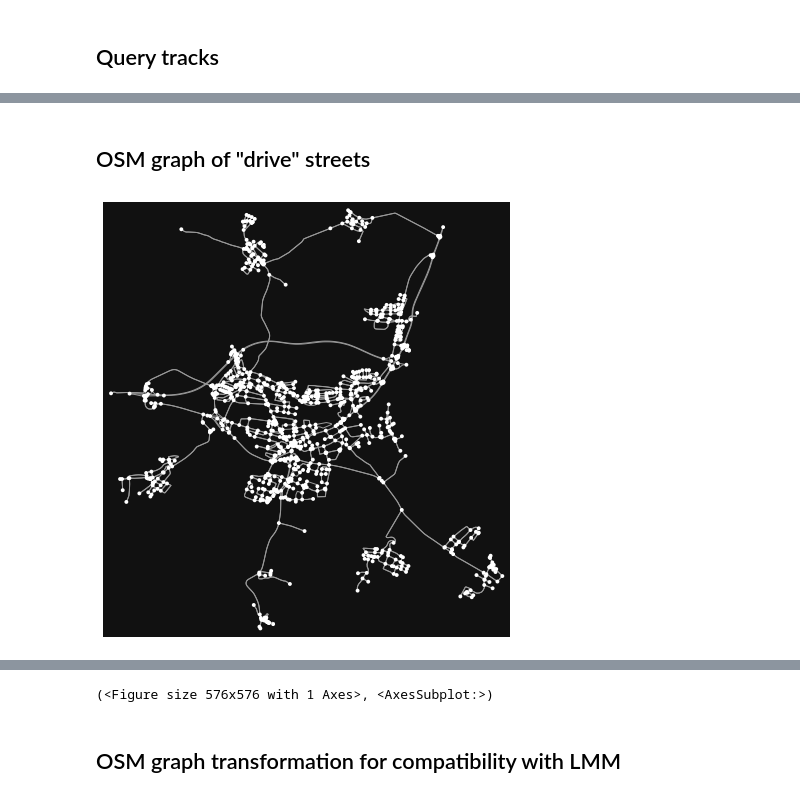
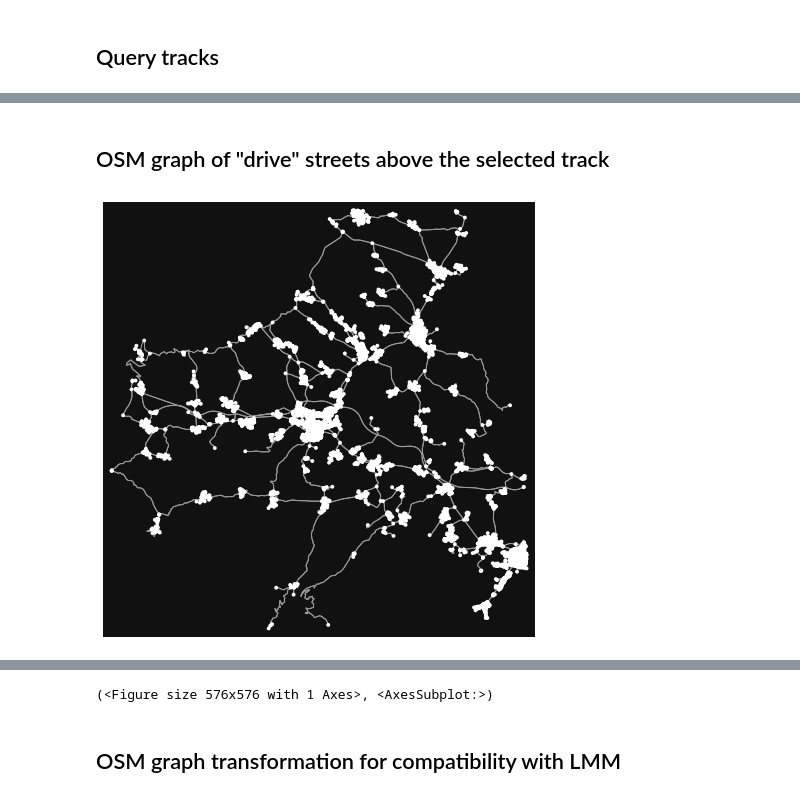
Before and after one commit to sampittko/tuke-beautofuel, a Jupyter notebook: src/updater/app/pipeline.ipynb, the cells around one changed output, grey strips where cells are left out. Cells and saved outputs as stored; diff of their text form; code cells hidden in the pictures.

```diff
--- a/src/updater/app/pipeline.ipynb
+++ b/src/updater/app/pipeline.ipynb
@@ -64,16 +102,19 @@ track_df.plot()
 # %% [markdown]
-## OSM graph of "drive" streets
+## OSM graph of "drive" streets above the selected track
 # %%
 %%time
 import numpy as np
 import osmnx as ox
 
-# Poprad
+# TODO - calculate centroid of track programmatically
 lat = 49.0587587
 lng = 20.2973094
 
-graph = ox.graph_from_point((lat, lng), dist=5000, network_type='drive')
+# TODO - calculate distance from centroid programmatically
+dist = 20000
+
+graph = ox.graph_from_point((lat, lng), dist=dist, network_type='drive')
 
 ox.plot_graph(graph)
 # %% [output]
-[figure, old version]
+[figure, new version]
```
Also changed, not shown: parts of 15 cells of this notebook, 3 other files.
